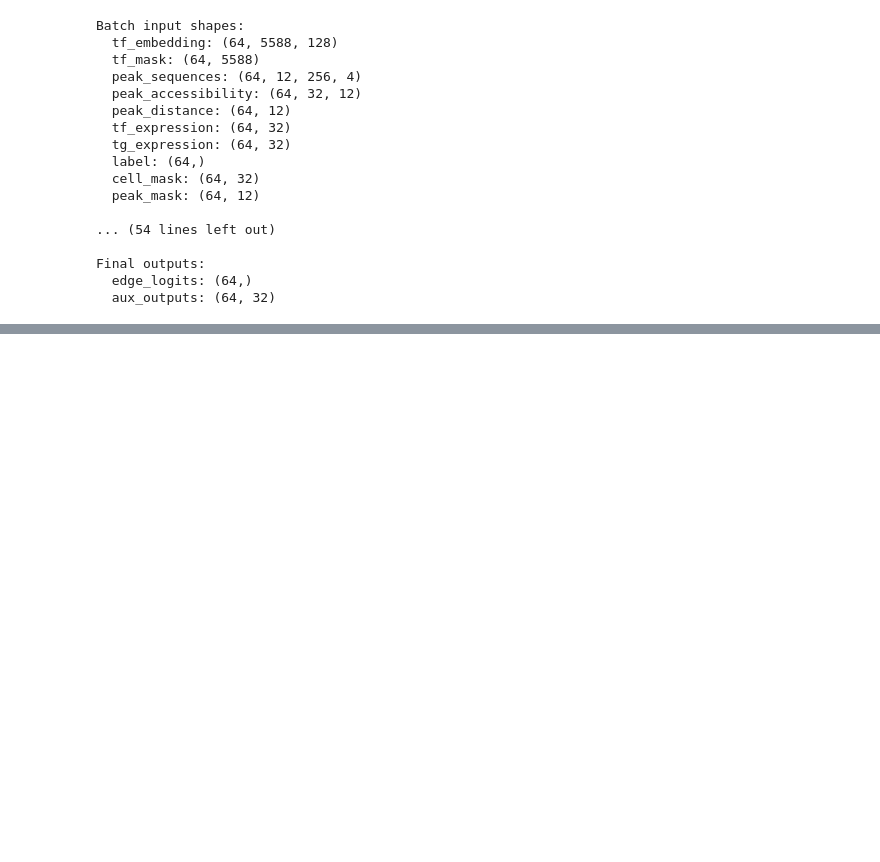
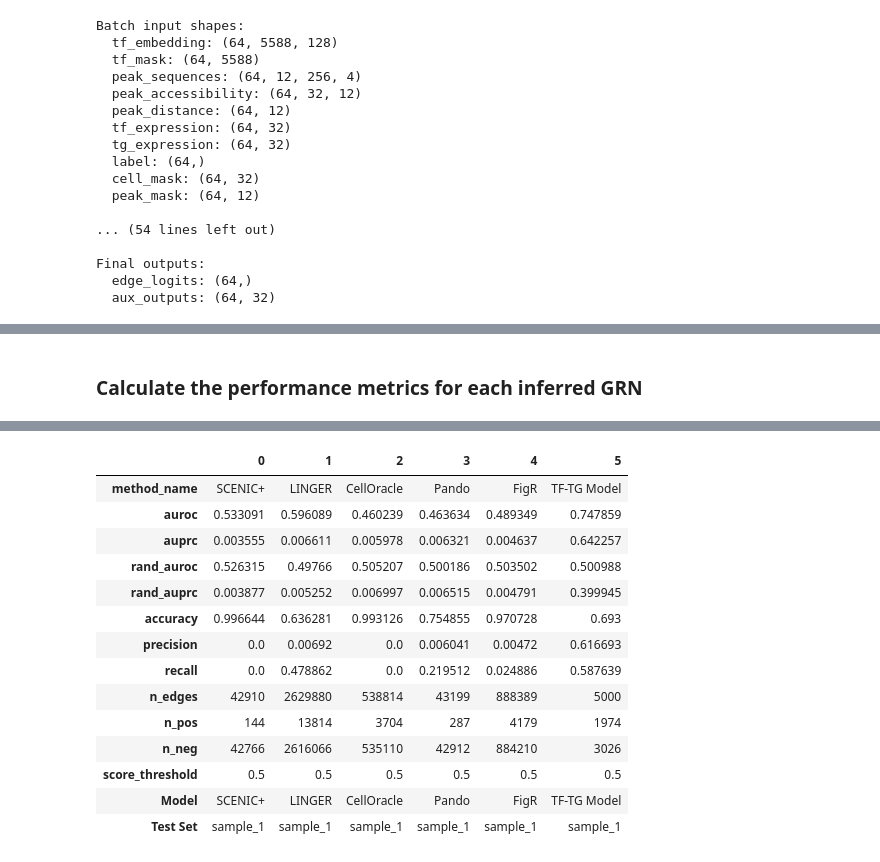
Before and after one commit to emoeller80281/Custom_GRN_Inference, a Jupyter notebook: dev/notebooks/simple_model_testing/test_tf_tg_predictions.ipynb, the cells around one changed output, grey strips where cells are left out. Saved outputs shown, nothing was run; the diff lists cells and outputs as text; code cells hidden in the pictures; blank space fills up the shorter version.

```diff
--- a/dev/notebooks/simple_model_testing/test_tf_tg_predictions.ipynb
+++ b/dev/notebooks/simple_model_testing/test_tf_tg_predictions.ipynb
@@ -628,0 +897,62 @@ Final outputs:
+# %% [markdown]
+### Calculate the performance metrics for each inferred GRN
+# %%
+def compute_metrics(name: str, df: pd.DataFrame, gt_pairs: set, score_threshold: float):
+    logging.info(f"    - After filtering to test set TFs, {len(df)} edges remain")
+
+    labels = [1 if pair in gt_pairs else 0 for pair in df["Source"] + "\t" + df["Target"]]
+    scores = df["Score"].tolist()
+
+    labels = np.asarray(labels).astype(int).ravel()
+    scores = np.asarray(scores).astype(float).ravel()
+
+    preds = (scores >= score_threshold).astype(int)
+
+    accuracy = accuracy_score(labels, preds)
+    precision = precision_score(labels, preds, zero_division=0)
+    recall = recall_score(labels, preds, zero_division=0)
+
+    if len(np.unique(labels)) < 2:
+        auroc = np.nan
+        auprc = np.nan
+        rand_auroc = np.nan
+        rand_auprc = np.nan
+    else:
+        auroc = roc_auc_score(labels, scores)
+        auprc = average_precision_score(labels, scores)
+
+        rng = np.random.default_rng(42)
+        rand_scores = rng.permutation(scores)
+
+        rand_auroc = roc_auc_score(labels, rand_scores)
+        rand_auprc = average_precision_score(labels, rand_scores)
+
+    return pd.DataFrame([{
+        "method_name": name,
+        "auroc": auroc,
+        "auprc": auprc,
+        "rand_auroc": rand_auroc,
+        "rand_auprc": rand_auprc,
+        "accuracy": accuracy,
+        "precision": precision,
+        "recall": recall,
+        "n_edges": len(labels),
+        "n_pos": int(labels.sum()),
+        "n_neg": int((labels == 0).sum()),
+        "score_threshold": score_threshold,
+    }])
+
+# Add the TF-TG model predictions to the standardized_method_dfs for metric computation
+standardized_method_dfs["TF-TG Model"] = prediction_df
+
+inference_method_dfs = []
+for method_name, df_std in standardized_method_dfs.items():
+    logging.info(f"Computing metrics for {method_name}")
+    df_metrics = compute_metrics(method_name, df_std, gt_pairs, score_threshold=0.5)
+    df_metrics["Model"] = method_name
+    df_metrics["Test Set"] = evaluation_sample
+    inference_method_dfs.append(df_metrics)
+
+inference_comparison_df = pd.concat(inference_method_dfs, ignore_index=True)
+display(inference_comparison_df.T)
+# %% [output]
@@ -628,0 +971,15 @@ Final outputs:
+|  | 0 | 1 | 2 | 3 | 4 | 5 |
+| method_name | SCENIC+ | LINGER | CellOracle | Pando | FigR | TF-TG Model |
+| auroc | 0.533091 | 0.596089 | 0.460239 | 0.463634 | 0.489349 | 0.747859 |
+| auprc | 0.003555 | 0.006611 | 0.005978 | 0.006321 | 0.004637 | 0.642257 |
+| rand_auroc | 0.526315 | 0.49766 | 0.505207 | 0.500186 | 0.503502 | 0.500988 |
+| rand_auprc | 0.003877 | 0.005252 | 0.006997 | 0.006515 | 0.004791 | 0.399945 |
+| accuracy | 0.996644 | 0.636281 | 0.993126 | 0.754855 | 0.970728 | 0.693 |
+| precision | 0.0 | 0.00692 | 0.0 | 0.006041 | 0.00472 | 0.616693 |
+| recall | 0.0 | 0.478862 | 0.0 | 0.219512 | 0.024886 | 0.587639 |
+| n_edges | 42910 | 2629880 | 538814 | 43199 | 888389 | 5000 |
+| n_pos | 144 | 13814 | 3704 | 287 | 4179 | 1974 |
+| n_neg | 42766 | 2616066 | 535110 | 42912 | 884210 | 3026 |
+| score_threshold | 0.5 | 0.5 | 0.5 | 0.5 | 0.5 | 0.5 |
+| Model | SCENIC+ | LINGER | CellOracle | Pando | FigR | TF-TG Model |
+| Test Set | sample_1 | sample_1 | sample_1 | sample_1 | sample_1 | sample_1 |
```
Also changed, not shown: parts of 17 cells of this notebook, 9 other files.
